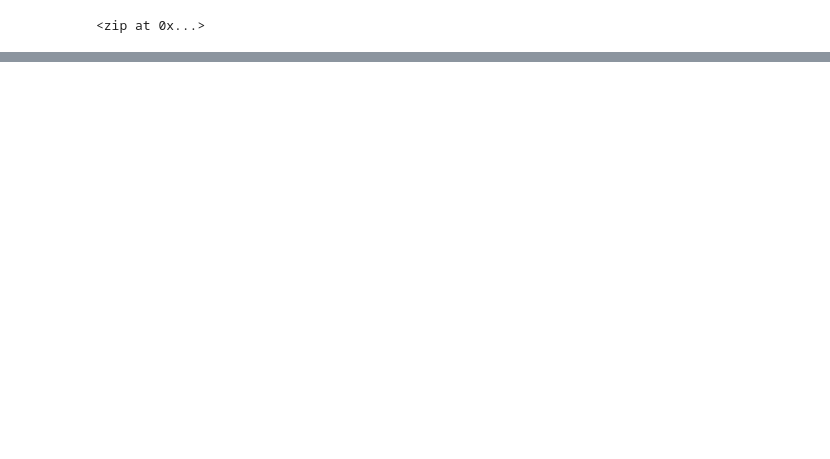
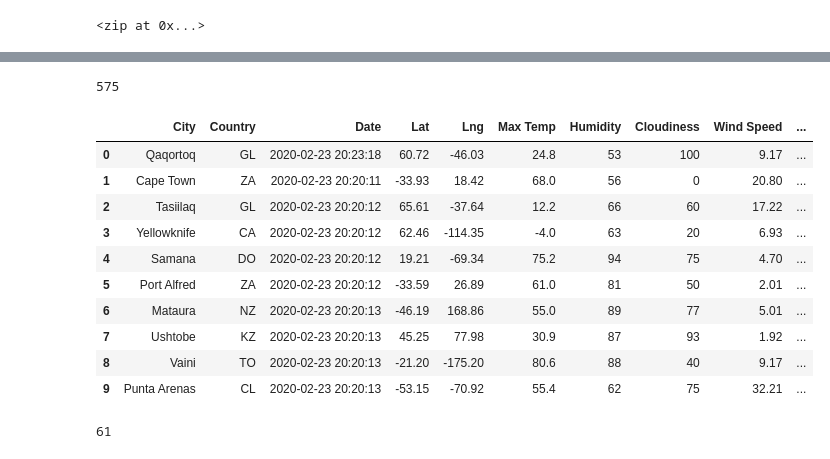
Before and after one commit to ArchanaRohilla/World_Weather_Analysis, a Jupyter notebook: Weather_Database.ipynb, the cells around one changed output, grey strips where cells are left out. Cells and saved outputs as stored; diff of their text form; code cells hidden in the pictures; blank space fills up the shorter version.

Commit message:
Adding WeatherPy Challenge files and images

```diff
--- a/Weather_Database.ipynb
+++ b/Weather_Database.ipynb
@@ -85,22 +85,37 @@ for i, city in enumerate(cities):
         city_clouds = city_weather["clouds"]["all"]
         city_wind = city_weather["wind"]["speed"]
         city_country = city_weather["sys"]["country"]
-        city_weather_description=city_weather["weather"]["description"]
+        city_weather_description=city_weather["weather"][0]["description"]
 
         # Convert the date to ISO standard.
         city_date = datetime.utcfromtimestamp(city_weather["dt"]).strftime('%Y-%m-%d %H:%M:%S')
 
+        #Rain data
+        try:
+            city_rain = city_weather["rain"]["3h"]
+
+        except:
+            city_rain = 0.00
+
+        try:
+            city_snow = city_weather["snow"]["3h"]
+        except:
+            city_snow = 0.00
+
+
         #Append the city information into city_data list.
         city_data.append({"City": city.title(),
-                             "Lat": city_lat,
+                          "Country": city_country,
+                          "Date": city_date,
+                            "Lat": city_lat,
                              "Lng": city_lng,
                              "Max Temp": city_max_temp,
                              "Humidity": city_humidity,
                              "Cloudiness": city_clouds,
                              "Wind Speed": city_wind,
-                             "Country": city_country,
-                             "Date": city_date,
-                             "Current description":city_weather_description})
+                             "Current Description":city_weather_description,
+                              "Rain inches (last 3hrs)":city_rain,
+                                "Snow inches (last 3hrs)":city_snow})
     #If an error is experienced, skip the city.
     except:
         print("City not found. Skipping...")
@@ -111,0 +165,20 @@ print("------------------------------")
+# %%
+len(city_data)
+# %% [output]
+575
+# %%
+# Create a city dataframe.
+city_data_df = pd.DataFrame(city_data)
+city_data_df.head(10)
+# %% [output]
+|  | City | Country | Date | Lat | Lng | Max Temp | Humidity | Cloudiness | Wind Speed | ... |
+| 0 | Qaqortoq | GL | 2020-02-23 20:23:18 | 60.72 | -46.03 | 24.8 | 53 | 100 | 9.17 | ... |
+| 1 | Cape Town | ZA | 2020-02-23 20:20:11 | -33.93 | 18.42 | 68.0 | 56 | 0 | 20.80 | ... |
+| 2 | Tasiilaq | GL | 2020-02-23 20:20:12 | 65.61 | -37.64 | 12.2 | 66 | 60 | 17.22 | ... |
+| 3 | Yellowknife | CA | 2020-02-23 20:20:12 | 62.46 | -114.35 | -4.0 | 63 | 20 | 6.93 | ... |
+| 4 | Samana | DO | 2020-02-23 20:20:12 | 19.21 | -69.34 | 75.2 | 94 | 75 | 4.70 | ... |
+| 5 | Port Alfred | ZA | 2020-02-23 20:20:12 | -33.59 | 26.89 | 61.0 | 81 | 50 | 2.01 | ... |
+| 6 | Mataura | NZ | 2020-02-23 20:20:13 | -46.19 | 168.86 | 55.0 | 89 | 77 | 5.01 | ... |
+| 7 | Ushtobe | KZ | 2020-02-23 20:20:13 | 45.25 | 77.98 | 30.9 | 87 | 93 | 1.92 | ... |
+| 8 | Vaini | TO | 2020-02-23 20:20:13 | -21.20 | -175.20 | 80.6 | 88 | 40 | 9.17 | ... |
+| 9 | Punta Arenas | CL | 2020-02-23 20:20:13 | -53.15 | -70.92 | 55.4 | 62 | 75 | 32.21 | ... |
@@ -111,0 +188,7 @@ print("------------------------------")
+# %%
+# Number of Cities recorded with snowfall and rainfall.
+cities_rain_snow_count = len(city_data_df[(city_data_df["Rain inches (last 3hrs)"] > 0) | (city_data_df["Rain inches (last 3hrs)"] > 0)])
+
+cities_rain_snow_count
+# %% [output]
+61
```
Also changed, not shown: parts of 4 cells of this notebook, 14 other files.
